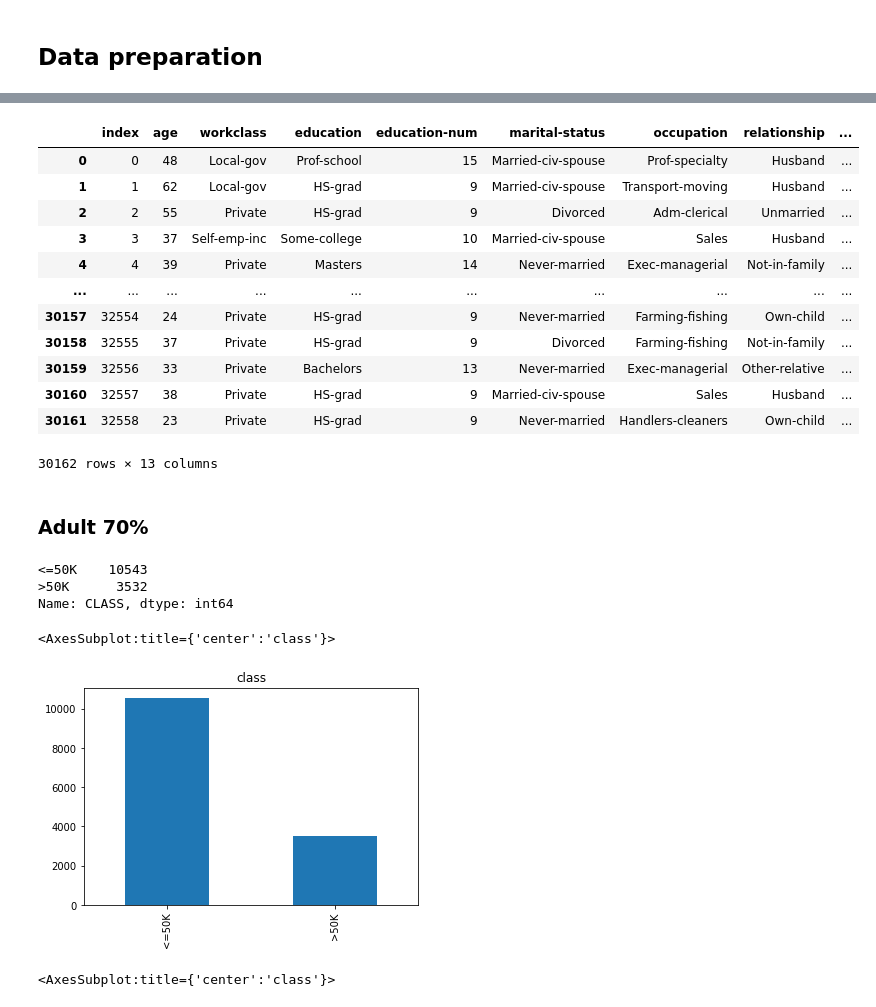
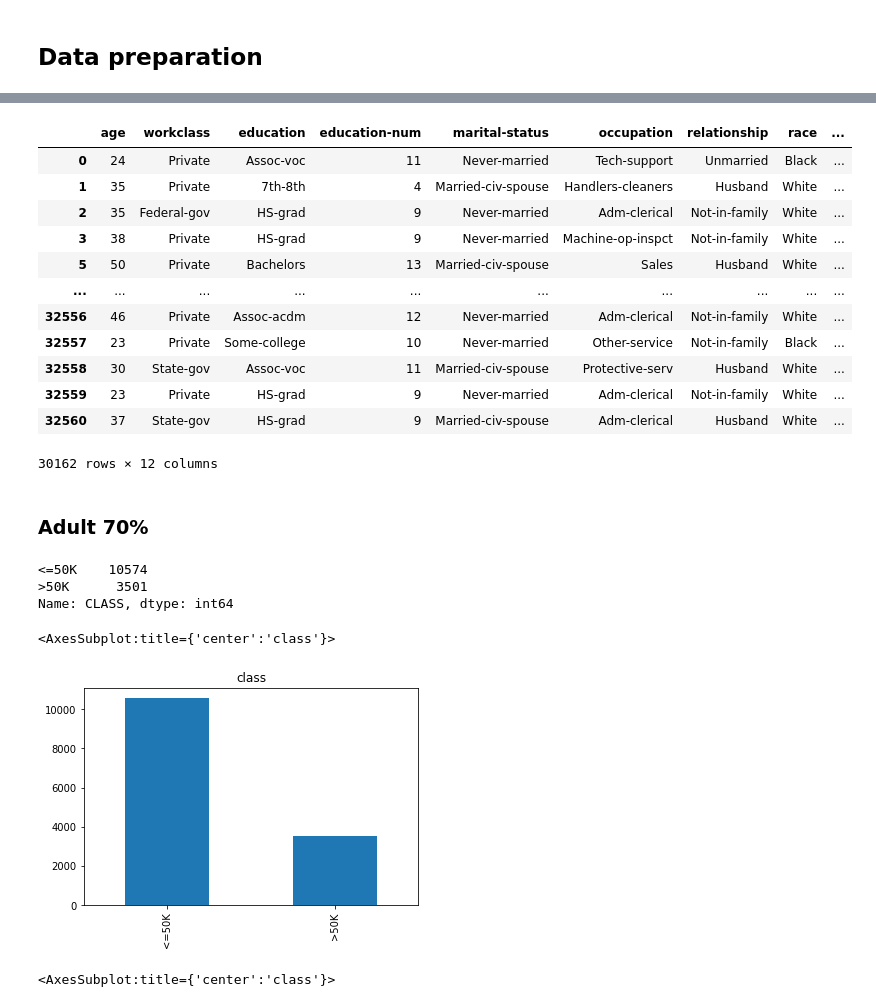
Before and after one commit to jakjan95/DTsolver, a Jupyter notebook: DTsolver-pruning-data-cleaning.ipynb, the cells around one changed output, grey strips where cells are left out. Saved outputs shown, nothing was run; the diff lists cells and outputs as text; code cells hidden in the pictures.

```diff
--- a/DTsolver-pruning-data-cleaning.ipynb
+++ b/DTsolver-pruning-data-cleaning.ipynb
@@ -651,25 +651,25 @@ adult_dataset
 # %%
 adult_dataset.dropna(how='any', axis=0)
 indexNames = adult_dataset[(adult_dataset['workclass'] == '?') | (adult_dataset['education'] == '?') | (adult_dataset['marital-status'] == '?') | (adult_dataset['occupation'] == '?') | (adult_dataset['relationship'] == '?') | (adult_dataset['race'] == '?') | (adult_dataset['sex'] == '?') | (adult_dataset['native-country'] == '?') ].index
 # print(indexNames)
 adult_dataset.drop(indexNames, inplace=True)
 adult_dataset.head()
-adult_dataset.reset_index(inplace=True)
+adult_dataset.reset_index(inplace=False)
 adult_dataset
 # %% [output]
-|  | index | age | workclass | education | education-num | marital-status | occupation | relationship | ... |
-| 0 | 0 | 48 | Local-gov | Prof-school | 15 | Married-civ-spouse | Prof-specialty | Husband | ... |
-| 1 | 1 | 62 | Local-gov | HS-grad | 9 | Married-civ-spouse | Transport-moving | Husband | ... |
-| 2 | 2 | 55 | Private | HS-grad | 9 | Divorced | Adm-clerical | Unmarried | ... |
-| 3 | 3 | 37 | Self-emp-inc | Some-college | 10 | Married-civ-spouse | Sales | Husband | ... |
-| 4 | 4 | 39 | Private | Masters | 14 | Never-married | Exec-managerial | Not-in-family | ... |
+|  | age | workclass | education | education-num | marital-status | occupation | relationship | race | ... |
+| 0 | 24 | Private | Assoc-voc | 11 | Never-married | Tech-support | Unmarried | Black | ... |
+| 1 | 35 | Private | 7th-8th | 4 | Married-civ-spouse | Handlers-cleaners | Husband | White | ... |
+| 2 | 35 | Federal-gov | HS-grad | 9 | Never-married | Adm-clerical | Not-in-family | White | ... |
+| 3 | 38 | Private | HS-grad | 9 | Never-married | Machine-op-inspct | Not-in-family | White | ... |
+| 5 | 50 | Private | Bachelors | 13 | Married-civ-spouse | Sales | Husband | White | ... |
 | ... | ... | ... | ... | ... | ... | ... | ... | ... | ... |
-| 30157 | 32554 | 24 | Private | HS-grad | 9 | Never-married | Farming-fishing | Own-child | ... |
-| 30158 | 32555 | 37 | Private | HS-grad | 9 | Divorced | Farming-fishing | Not-in-family | ... |
-| 30159 | 32556 | 33 | Private | Bachelors | 13 | Never-married | Exec-managerial | Other-relative | ... |
-| 30160 | 32557 | 38 | Private | HS-grad | 9 | Married-civ-spouse | Sales | Husband | ... |
-| 30161 | 32558 | 23 | Private | HS-grad | 9 | Never-married | Handlers-cleaners | Own-child | ... |
+| 32556 | 46 | Private | Assoc-acdm | 12 | Never-married | Adm-clerical | Not-in-family | White | ... |
+| 32557 | 23 | Private | Some-college | 10 | Never-married | Other-service | Not-in-family | Black | ... |
+| 32558 | 30 | State-gov | Assoc-voc | 11 | Married-civ-spouse | Protective-serv | Husband | White | ... |
+| 32559 | 23 | Private | HS-grad | 9 | Never-married | Adm-clerical | Not-in-family | White | ... |
+| 32560 | 37 | State-gov | HS-grad | 9 | Married-civ-spouse | Adm-clerical | Husband | White | ... |
-30162 rows × 13 columns
+30162 rows × 12 columns
 # %% [markdown]
 ### Adult 70%
 # %%
@@ -679,8 +679,8 @@ adult_training70, adult_validation70 = data_utils.split_training_data_for_prunin
 print(adult_training70['CLASS'].value_counts())
 adult_training70['CLASS'].value_counts().plot(kind='bar', title='class')
 # %% [output]
-<=50K    10543
->50K      3532
+<=50K    10574
+>50K      3501
 Name: CLASS, dtype: int64
 <AxesSubplot:title={'center':'class'}>
 [figure]
```
Also changed, not shown: parts of 36 cells of this notebook.
